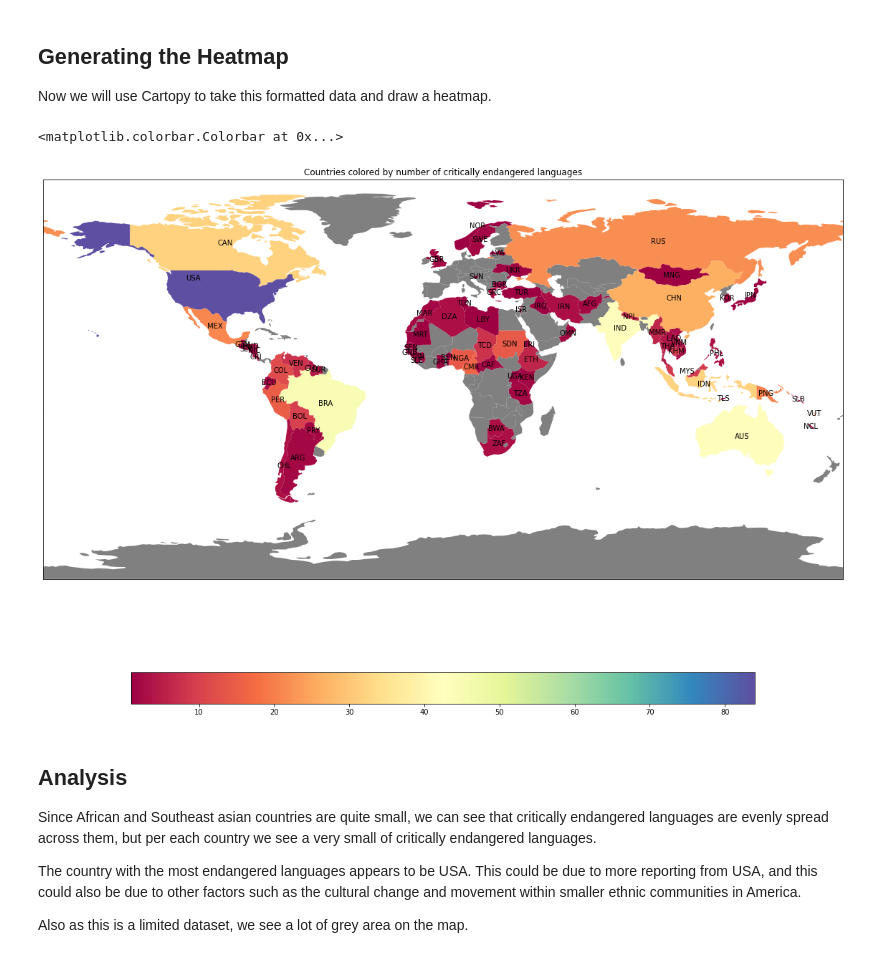
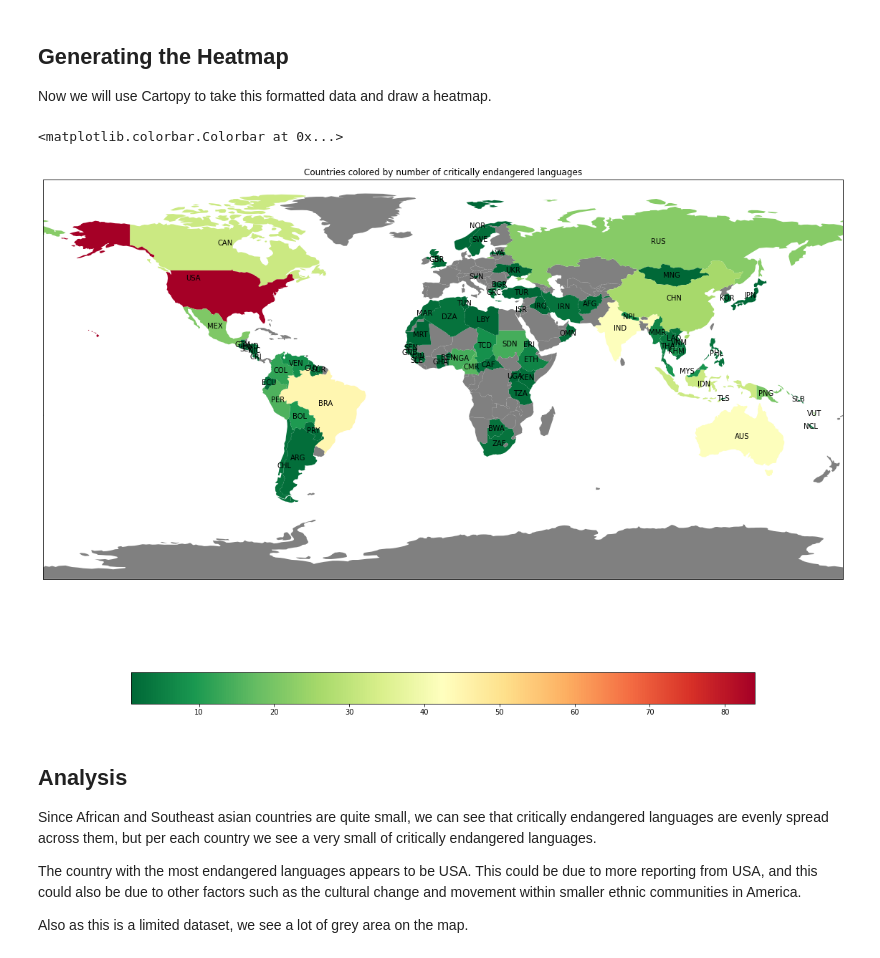
Before and after one commit to vikramr2/TE-Correlations, a Jupyter notebook: UNESCO-Endangered-Languages.ipynb, the cells around one changed output. Drawn from its saved outputs; the diff is of its cells as text; code cells hidden in the pictures.

Commit message:
Better Colors

```diff
--- a/UNESCO-Endangered-Languages.ipynb
+++ b/UNESCO-Endangered-Languages.ipynb
@@ -108,7 +108,7 @@ def colormap(mapname, vals, vmin=None, vmax=None):
     return cvals, cmap, norms
 
 # Create color scheme for the map and convert it into a dictionary
-*colormaps, = map(lambda x,y: colormap(x,y), ['Spectral'], [data.values])
+*colormaps, = map(lambda x,y: colormap(x,y), ['RdYlGn_r'], [data.values])
 color_dict = [dict(zip(data.index, cmap[0])) for cmap in colormaps]
 color_dict = color_dict[0]
 
@@ -117,34 +117,34 @@ ax = plt.axes(projection=ccrs.PlateCarree())
 ax.figure.set_size_inches(20, 16)
 
 # Load world map and extract data
 shpfilename = shpreader.natural_earth(resolution='110m',
                                     category='cultural',
                                     name='admin_0_countries')
 countries = shpreader.Reader(shpfilename).records()
 
 ax.patch.set_visible(False)
 
 for country in countries:
     # Get the country code for each country as that is recognized in the series
     country_code = country.attributes['GU_A3']
     try:
         # Add and color the country if possible
         ax.add_geometries([country.geometry], ccrs.PlateCarree(), facecolor=color_dict[country_code], label=country_code)
         cx, cy = country.geometry.centroid.x, country.geometry.centroid.y
         ax.text(cx, cy, country_code, ha='center', va='center',
                 transform=ccrs.PlateCarree())
     except:
         # Otherwise color it grey
         ax.add_geometries([country.geometry], ccrs.PlateCarree(), facecolor=(0.5, 0.5, 0.5, 1))
 
 # Set title
 ax.set_title('Countries colored by number of critically endangered languages')
 
 # Create color bar
 plt.colorbar(colormaps[0][1], ax=ax, orientation='horizontal', fraction=0.05, shrink=0.8)
 # %% [output]
 <matplotlib.colorbar.Colorbar at 0x...>
-[figure, old version]
+[figure, new version]
 # %% [markdown]
 ## Analysis
 
```
